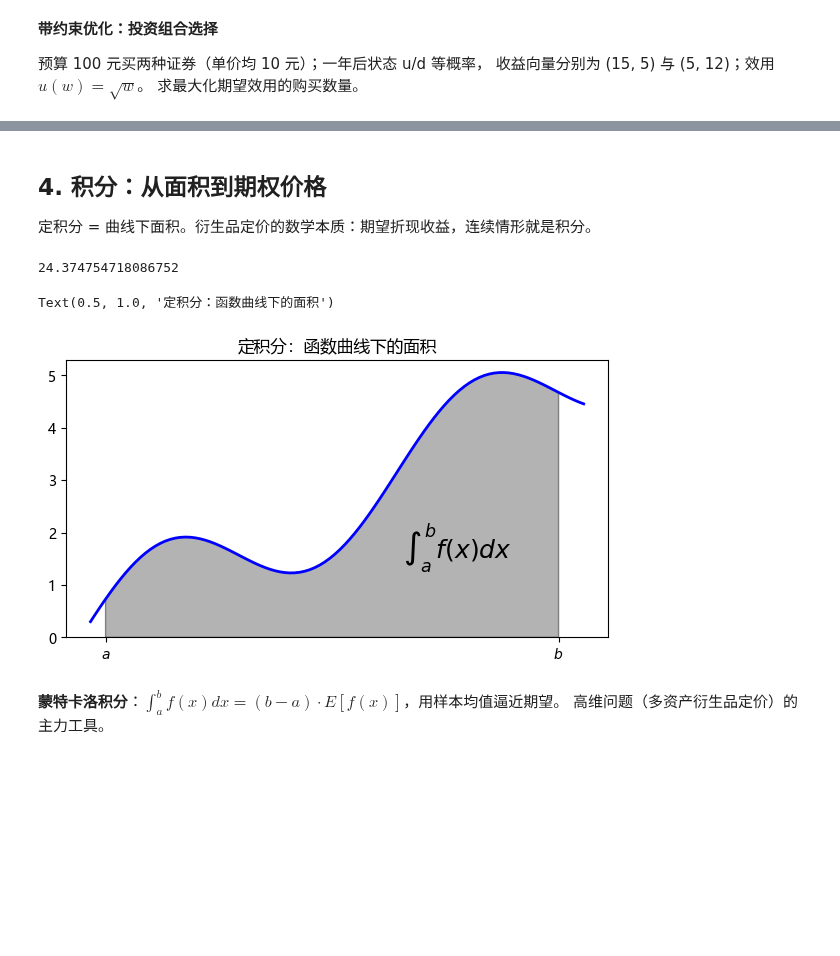
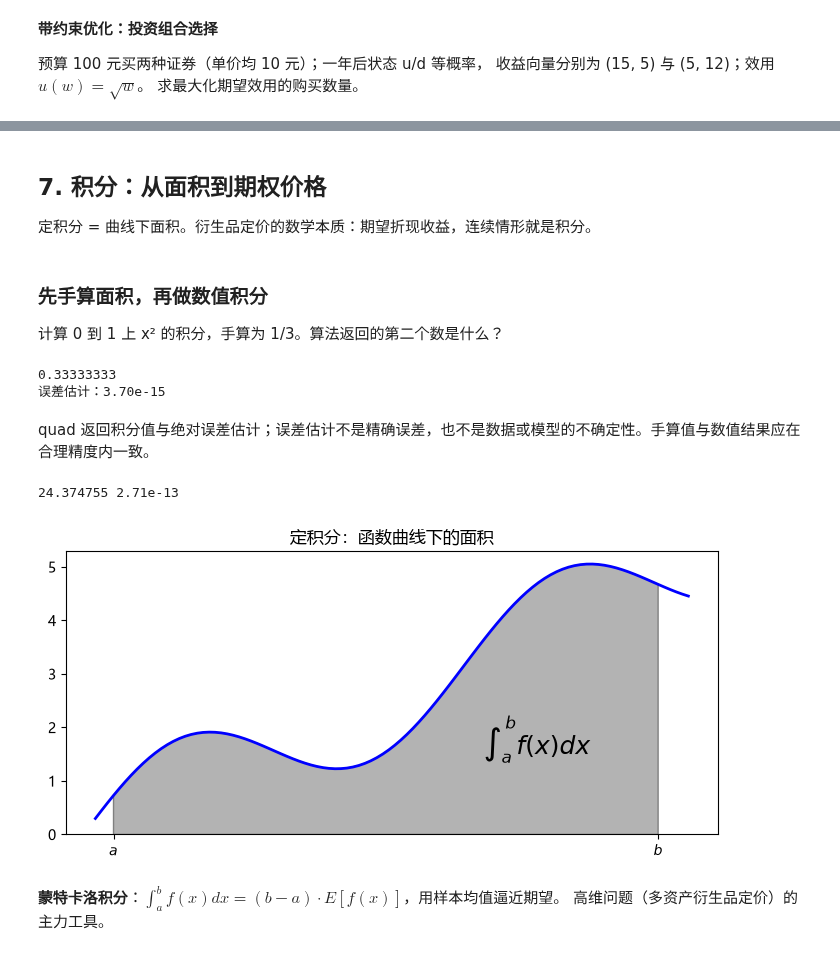
Before and after one commit to aiqfin/python-for-finance, a Jupyter notebook: Chapter8 - 数学工具/notebooks/08_Math_Tools.ipynb, the cells around one changed output, grey strips where cells are left out. Drawn from its saved outputs; the diff is of its cells as text; code cells hidden in the pictures; blank space fills up the shorter version.

```diff
--- a/Chapter8 - 数学工具/notebooks/08_Math_Tools.ipynb
+++ b/Chapter8 - 数学工具/notebooks/08_Math_Tools.ipynb
@@ -137,32 +317,50 @@ print("期望效用:", round(-res.fun, 4))
 # %% [markdown]
-## 4. 积分：从面积到期权价格
+## 7. 积分：从面积到期权价格
 
 定积分 = 曲线下面积。衍生品定价的数学本质：期望折现收益，连续情形就是积分。
+# %% [markdown]
+### 先手算面积，再做数值积分
+
+计算 0 到 1 上 x² 的积分，手算为 1/3。算法返回的第二个数是什么？
+# %%
+from scipy.integrate import quad
+def square(x):
+    return x ** 2
+area, error_est = quad(square, 0, 1)
+print(round(area, 8))
+print(f"误差估计：{error_est:.2e}")
+# %% [output]
+0.33333333
+误差估计：3.70e-15
+# %% [markdown]
+quad 返回积分值与绝对误差估计；误差估计不是精确误差，也不是数据或模型的不确定性。手算值与数值结果应在合理精度内一致。
 # %%
 import scipy.integrate as sci
 
 a, b = 0.5, 9.5
-sci.quad(f, a, b)[0]      # 24.37475...（自适应求积，最常用）
+value, error_est = sci.quad(f, a, b)
+print(round(value, 6), f"{error_est:.2e}")
 # %% [output]
-24.374754718086752
+24.374755 2.71e-13
 # %%
 # 积分的几何意义：曲线下面积
 from matplotlib.patches import Polygon
 
 xv = np.linspace(0.2, 10, 100)
 fig, ax = plt.subplots(figsize=(7, 3.6))
 ax.plot(xv, f(xv), "b", linewidth=2)
 ax.set_ylim(bottom=0)
 Ix = np.linspace(a, b)
 verts = [(a, 0)] + list(zip(Ix, f(Ix))) + [(b, 0)]
 ax.add_patch(Polygon(verts, facecolor="0.7", edgecolor="0.5"))
 ax.text(0.75 * (a + b), 1.5, r"$\int_a^b f(x)dx$",
         horizontalalignment="center", fontsize=18)
 ax.set_xticks((a, b)); ax.set_xticklabels(("$a$", "$b$"))
 ax.set_title("定积分：函数曲线下的面积")
+fig.tight_layout()
+plt.show()
 # %% [output]
-Text(0.5, 1.0, '定积分：函数曲线下的面积')
-[figure, old version]
+[figure, new version]
 # %% [markdown]
 **蒙特卡洛积分**：$\int_a^b f(x)dx = (b-a)\cdot E[f(x)]$，用样本均值逼近期望。
 高维问题（多资产衍生品定价）的主力工具。
```
Also changed, not shown: parts of 53 cells of this notebook, 10 other files.
